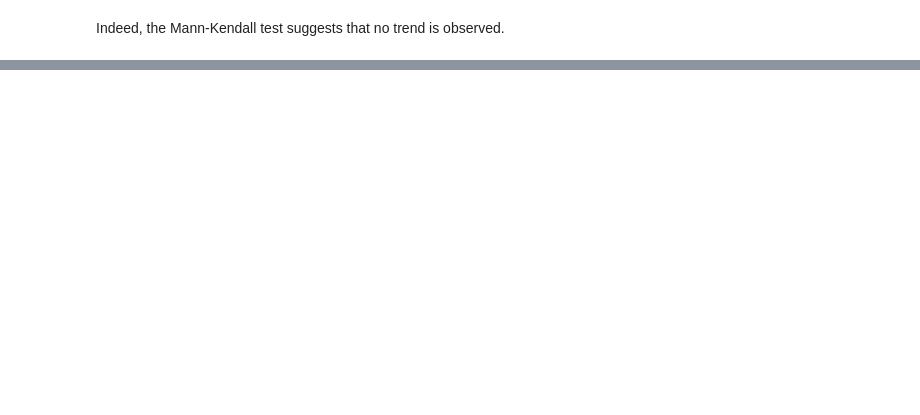
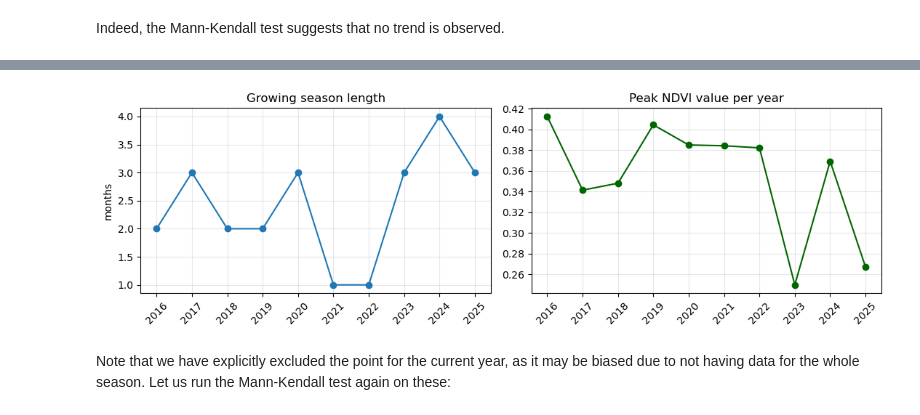
Before and after one commit to davidcirauqui/NDVI_index, a Jupyter notebook: NDVI.ipynb, the cells around one changed output, grey strips where cells are left out. Saved outputs shown, nothing was run; the diff lists cells and outputs as text; code cells hidden in the pictures; blank space fills up the shorter version.

```diff
--- a/NDVI.ipynb
+++ b/NDVI.ipynb
@@ -284,0 +337,3 @@ Indeed, the Mann-Kendall test suggests that no trend is observed.
+# %%
+season_df = NDVI_utils.phenology_metrics(NDVI_mean_df.values, list(NDVI_mean_df.index))
+season_df.head(15)
@@ -284,0 +354,20 @@ Indeed, the Mann-Kendall test suggests that no trend is observed.
+# %%
+fig, axes = plt.subplots(1, 2, figsize=[11, 3.5])
+
+axes[0].plot(season_df.index[:-1], season_df["season_length_months"][:-1], marker='o')
+axes[0].set_title("Growing season length")
+axes[0].set_ylabel("months")
+
+axes[1].plot(season_df.index[:-1], season_df["peak_value"][:-1], marker='o', color='darkgreen')
+axes[1].set_title("Peak NDVI value per year")
+
+for ax in axes:
+    ax.tick_params(axis='x', rotation=45)
+    ax.grid(alpha=0.3)
+
+plt.tight_layout()
+plt.show()
+# %% [output]
+[figure, added]
+# %% [markdown]
+Note that we have explicitly excluded the point for the current year, as it may be biased due to not having data for the whole season. Let us run the Mann-Kendall test again on these:
```
Also changed, not shown: parts of 15 cells of this notebook, 1 other file.
